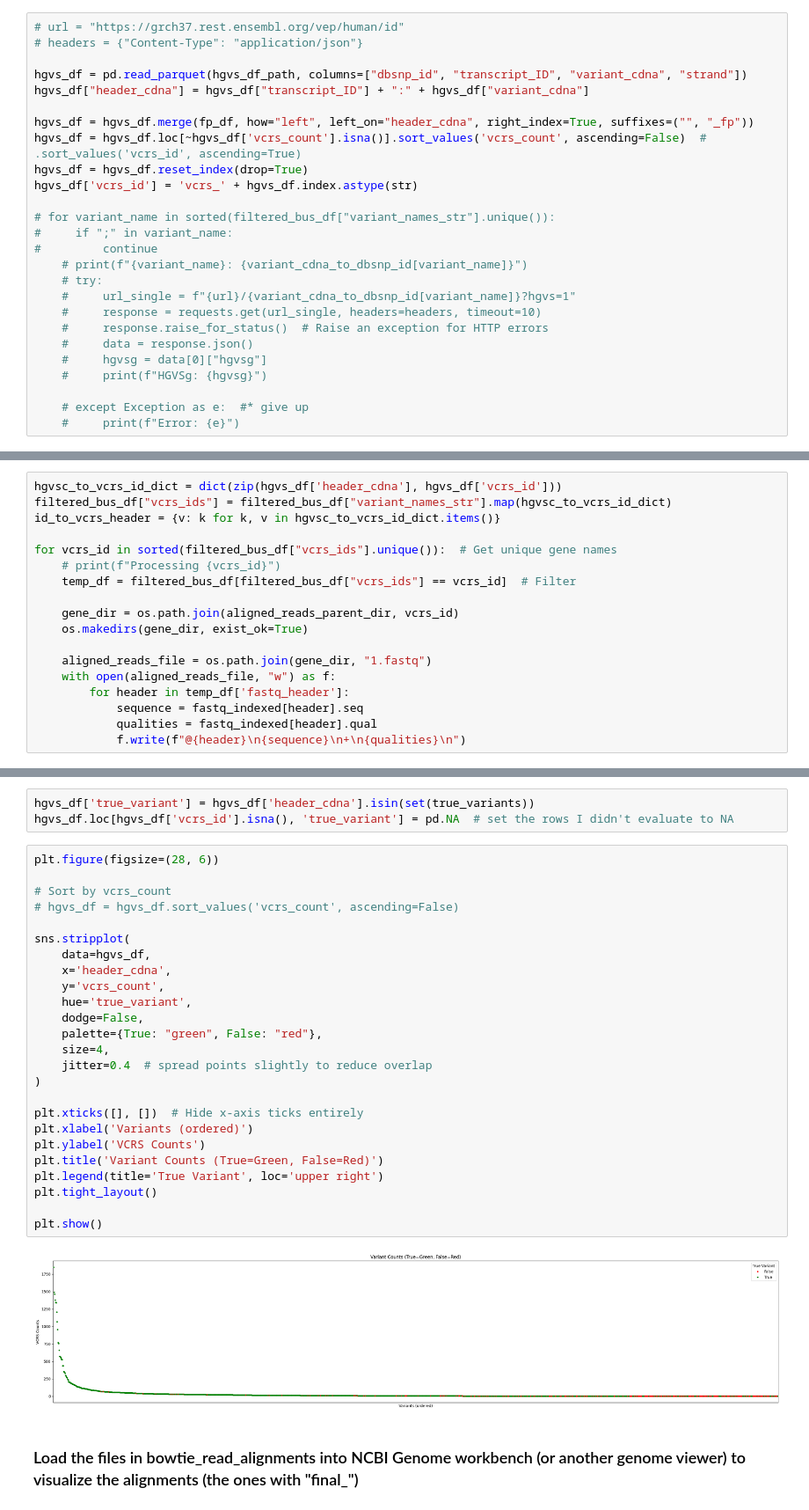
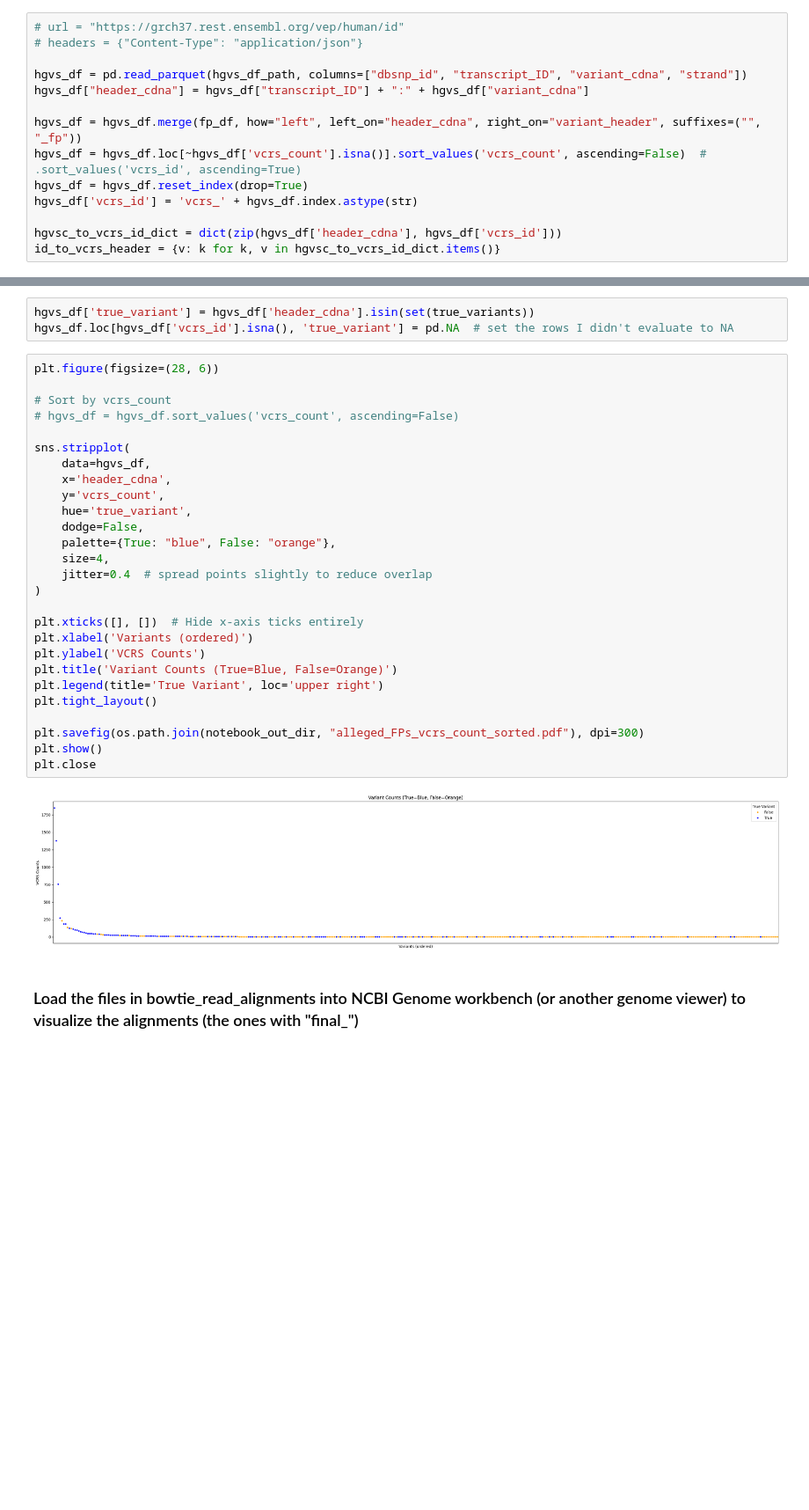
Before and after one commit to pachterlab/RLSRP_2025, a Jupyter notebook: notebooks/SuppX_pull_out_reads_for_alignment_viz_geuvadis.ipynb, the cells around one changed output, grey strips where cells are left out. Shown at 88% size. Saved outputs shown, nothing was run; the diff lists cells and outputs as text; blank space fills up the shorter version.

```diff
--- a/notebooks/SuppX_pull_out_reads_for_alignment_viz_geuvadis.ipynb
+++ b/notebooks/SuppX_pull_out_reads_for_alignment_viz_geuvadis.ipynb
@@ -208,22 +195,10 @@ See the caveats in the documentation: https://pandas.pydata.org/pandas-docs/stab
 hgvs_df = pd.read_parquet(hgvs_df_path, columns=["dbsnp_id", "transcript_ID", "variant_cdna", "strand"])
 hgvs_df["header_cdna"] = hgvs_df["transcript_ID"] + ":" + hgvs_df["variant_cdna"]
 
-hgvs_df = hgvs_df.merge(fp_df, how="left", left_on="header_cdna", right_index=True, suffixes=("", "_fp"))
+hgvs_df = hgvs_df.merge(fp_df, how="left", left_on="header_cdna", right_on="variant_header", suffixes=("", "_fp"))
 hgvs_df = hgvs_df.loc[~hgvs_df['vcrs_count'].isna()].sort_values('vcrs_count', ascending=False)  # .sort_values('vcrs_id', ascending=True)
 hgvs_df = hgvs_df.reset_index(drop=True)
 hgvs_df['vcrs_id'] = 'vcrs_' + hgvs_df.index.astype(str)
 
-# for variant_name in sorted(filtered_bus_df["variant_names_str"].unique()):
-#     if ";" in variant_name:
-#         continue
-    # print(f"{variant_name}: {variant_cdna_to_dbsnp_id[variant_name]}")
-    # try:
-    #     url_single = f"{url}/{variant_cdna_to_dbsnp_id[variant_name]}?hgvs=1"
-    #     response = requests.get(url_single, headers=headers, timeout=10)
-    #     response.raise_for_status()  # Raise an exception for HTTP errors
-    #     data = response.json()
-    #     hgvsg = data[0]["hgvsg"]
-    #     print(f"HGVSg: {hgvsg}")
-
-    # except Exception as e:  #* give up
-    #     print(f"Error: {e}")
+hgvsc_to_vcrs_id_dict = dict(zip(hgvs_df['header_cdna'], hgvs_df['vcrs_id']))
+id_to_vcrs_header = {v: k for k, v in hgvsc_to_vcrs_id_dict.items()}
@@ -239,18 +204,0 @@ hgvs_df.head()
-# %%
-hgvsc_to_vcrs_id_dict = dict(zip(hgvs_df['header_cdna'], hgvs_df['vcrs_id']))
-filtered_bus_df["vcrs_ids"] = filtered_bus_df["variant_names_str"].map(hgvsc_to_vcrs_id_dict)
-id_to_vcrs_header = {v: k for k, v in hgvsc_to_vcrs_id_dict.items()}
-
-for vcrs_id in sorted(filtered_bus_df["vcrs_ids"].unique()):  # Get unique gene names
-    # print(f"Processing {vcrs_id}")
-    temp_df = filtered_bus_df[filtered_bus_df["vcrs_ids"] == vcrs_id]  # Filter
-
-    gene_dir = os.path.join(aligned_reads_parent_dir, vcrs_id)
-    os.makedirs(gene_dir, exist_ok=True)
-
-    aligned_reads_file = os.path.join(gene_dir, "1.fastq")
-    with open(aligned_reads_file, "w") as f:
-        for header in temp_df['fastq_header']:
-            sequence = fastq_indexed[header].seq
-            qualities = fastq_indexed[header].qual
-            f.write(f"@{header}\n{sequence}\n+\n{qualities}\n")
@@ -478,30 +458,32 @@ hgvs_df.loc[hgvs_df['vcrs_id'].isna(), 'true_variant'] = pd.NA  # set the rows I
 # %%
 plt.figure(figsize=(28, 6))
 
 # Sort by vcrs_count
 # hgvs_df = hgvs_df.sort_values('vcrs_count', ascending=False)
 
 sns.stripplot(
     data=hgvs_df,
     x='header_cdna',
     y='vcrs_count',
     hue='true_variant',
     dodge=False,
-    palette={True: "green", False: "red"},
+    palette={True: "blue", False: "orange"},
     size=4,
     jitter=0.4  # spread points slightly to reduce overlap
 )
 
 plt.xticks([], [])  # Hide x-axis ticks entirely
 plt.xlabel('Variants (ordered)')
 plt.ylabel('VCRS Counts')
-plt.title('Variant Counts (True=Green, False=Red)')
+plt.title('Variant Counts (True=Blue, False=Orange)')
 plt.legend(title='True Variant', loc='upper right')
 plt.tight_layout()
 
+plt.savefig(os.path.join(notebook_out_dir, "alleged_FPs_vcrs_count_sorted.pdf"), dpi=300)
 plt.show()
+plt.close
 # %% [output]
-[figure, old version]
+[figure, new version]
 # %% [markdown]
 ### Load the files in bowtie_read_alignments into NCBI Genome workbench (or another genome viewer) to visualize the alignments (the ones with "final_")
 # %%
```
Also changed, not shown: parts of 24 cells of this notebook, 5 other files.
